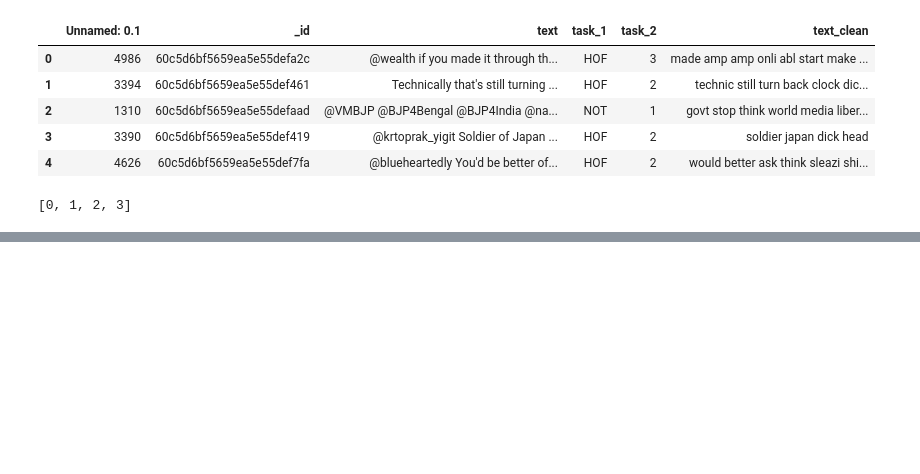
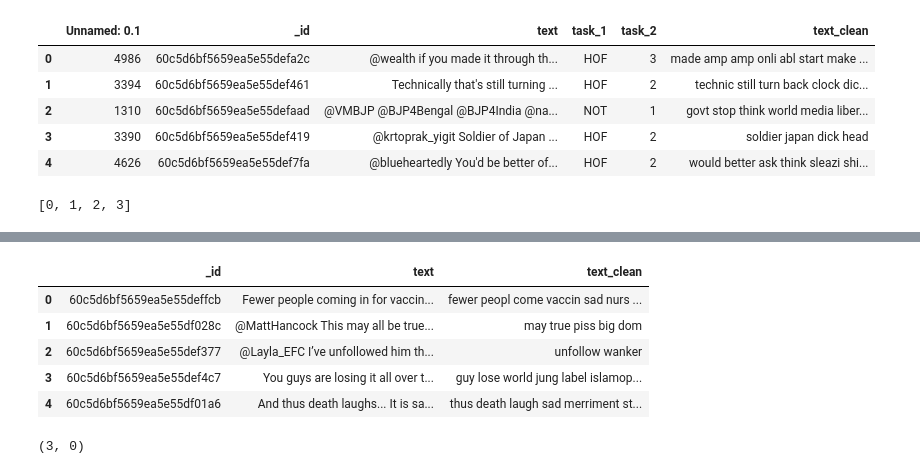
Before and after one commit to swetha4444/HASOC2021, a Jupyter notebook: Subtask B/BERT_B.ipynb, the cells around one changed output, grey strips where cells are left out. Cells and saved outputs as stored; diff of their text form; code cells hidden in the pictures; blank space fills up the shorter version.

```diff
--- a/Subtask B/BERT_B.ipynb
+++ b/Subtask B/BERT_B.ipynb
@@ -143,0 +149,15 @@ classes
+# %%
+df_ans = pd.read_csv("preprocess_test_data.csv",index_col=0)
+df_ans['text_clean'] = df_ans['text_clean'].fillna('neutral')
+df_ans.head()
+# %% [output]
+|  | _id | text | text_clean |
+| 0 | 60c5d6bf5659ea5e55deffcb | Fewer people coming in for vaccin... | fewer peopl come vaccin sad nurs ... |
+| 1 | 60c5d6bf5659ea5e55df028c | @MattHancock This may all be true... | may true piss big dom |
+| 2 | 60c5d6bf5659ea5e55def377 | @Layla_EFC I’ve unfollowed him th... | unfollow wanker |
+| 3 | 60c5d6bf5659ea5e55def4c7 | You guys are losing it all over t... | guy lose world jung label islamop... |
+| 4 | 60c5d6bf5659ea5e55df01a6 | And thus death laughs... It is sa... | thus death laugh sad merriment st... |
+# %%
+reloaded_predictor.predict("fuck u"),reloaded_predictor.predict("i hate u bjp")
+# %% [output]
+(3, 0)
```
Also changed, not shown: parts of 18 cells of this notebook, 5 other files.
